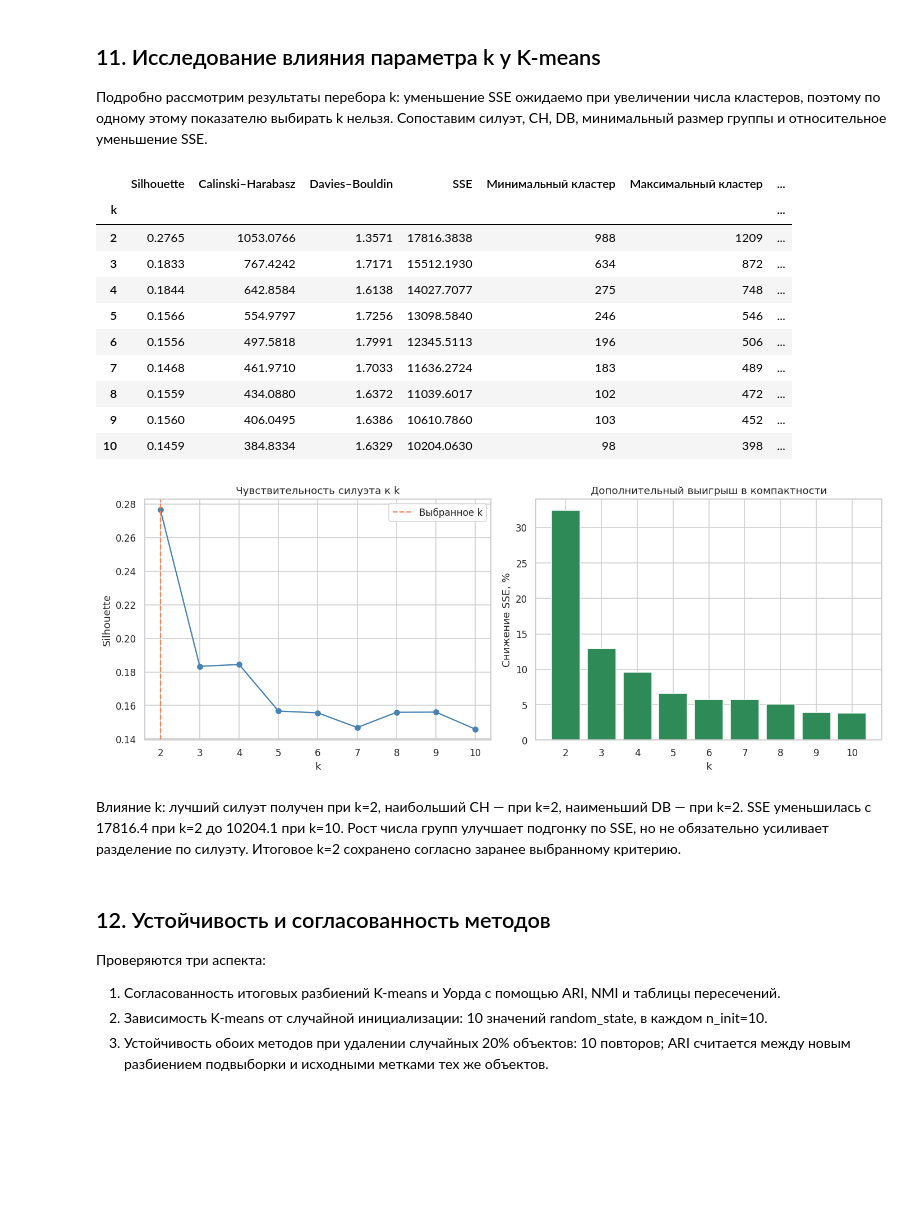
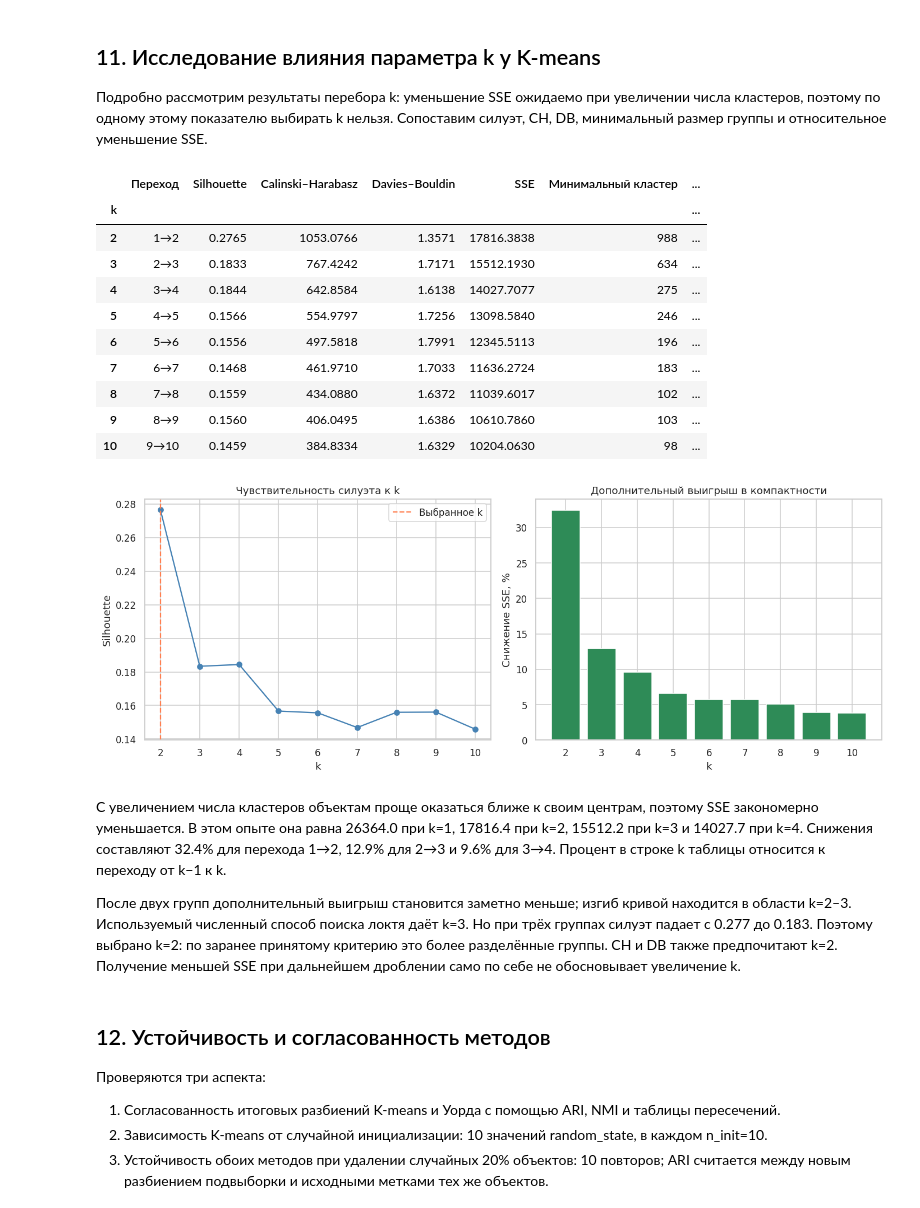
Before and after one commit to egorabs323/Artificial-intelligence-systems-and-machine-learning, a Jupyter notebook: 3_sample.ipynb, the cells around one changed output. Saved outputs shown, nothing was run; the diff lists cells and outputs as text; code cells hidden in the pictures; blank space fills up the shorter version.

```diff
--- a/3_sample.ipynb
+++ b/3_sample.ipynb
@@ -912,7 +1042,15 @@ def pair_jaccard(first_labels, second_labels):
     denominator = true_positive + false_positive + false_negative
     return true_positive / denominator if denominator else 1.0
 
+original_crime_values = df[TARGET]
 crime_values = df.loc[analysis_index, TARGET]
+crime_reference_audit = pd.DataFrame({
+    'Всего объектов': [len(df), len(analysis_index)],
+    'С известной преступностью': [original_crime_values.count(), crime_values.count()],
+    'С пропуском показателя': [original_crime_values.isna().sum(), crime_values.isna().sum()],
+    'Медиана преступности': [original_crime_values.median(), crime_values.median()],
+}, index=['Исходная выборка', 'После исключения экстремумов'])
+display(crime_reference_audit.round(3))
 known_crime_mask = crime_values.notna().to_numpy()
 crime_threshold = crime_values.dropna().median()
 external_labels = (crime_values.loc[crime_values.notna()] > crime_threshold).astype(int).to_numpy()
@@ -921,7 +1059,7 @@ crime_profile_rows = []
 for method, labels in labels_by_method.items():
     observed_labels = labels[known_crime_mask]
     external_rows.append({
-        'Метод': method, 'Объектов с внешней меткой': len(external_labels),
+        'Метод': method, 'Объектов с условным ориентиром': len(external_labels),
         'Rand': rand_score(external_labels, observed_labels),
         'ARI': adjusted_rand_score(external_labels, observed_labels),
         'NMI': normalized_mutual_info_score(external_labels, observed_labels),
@@ -947,6 +1085,21 @@ print(f'Только из внешней оценки исключено про
 display(external_quality.round(4))
 display(crime_profiles.round(3))
 
+reference_capture_rows = []
+for method, labels in labels_by_method.items():
+    observed_labels = labels[known_crime_mask]
+    cluster_one = observed_labels == 1
+    high_reference = external_labels == 1
+    reference_capture_rows.append({
+        'Метод': method,
+        'Доля высокого ориентира в кластере 1': external_labels[cluster_one].mean(),
+        'Доля высоких объектов, попавших в кластер 1': (observed_labels[high_reference] == 1).mean(),
+        'Высоких объектов в кластере 0': int((high_reference & ~cluster_one).sum()),
+        'Доля высокого ориентира в кластере 0': external_labels[~cluster_one].mean(),
+    })
+reference_capture = pd.DataFrame(reference_capture_rows).set_index('Метод')
+display(reference_capture.round(4))
+
 fig, axes = plt.subplots(1, 2, figsize=(13, 5))
 for ax, method in zip(axes, METHODS):
     plotting = pd.DataFrame({'Кластер': labels_by_method[method], TARGET: crime_values.to_numpy()})
@@ -996,38 +1182,50 @@ CH, DB, минимальный размер группы и относитель
 # %%
 k_sensitivity = km_search.copy().set_index('k')
 previous_sse = np.r_[elbow_sse[0], k_sensitivity['SSE'].to_numpy()[:-1]]
 k_sensitivity['Снижение SSE относительно k−1, %'] = (
     (previous_sse - k_sensitivity['SSE'].to_numpy()) / previous_sse * 100
 )
+k_sensitivity.insert(0, 'Переход', [f'{k - 1}→{k}' for k in k_sensitivity.index])
 k_sensitivity['Выбрано по силуэту'] = k_sensitivity.index == best_k['K-means']
 display(k_sensitivity.drop(columns='Метод').round(4))
 
 fig, axes = plt.subplots(1, 2, figsize=(13, 5))
 axes[0].plot(k_sensitivity.index, k_sensitivity['Silhouette'], 'o-', color='steelblue')
 axes[0].axvline(best_k['K-means'], color='coral', linestyle='--', label='Выбранное k')
 axes[0].set(title='Чувствительность силуэта к k', xlabel='k', ylabel='Silhouette')
 axes[0].legend()
 axes[1].bar(k_sensitivity.index, k_sensitivity['Снижение SSE относительно k−1, %'], color='seagreen')
 axes[1].set(title='Дополнительный выигрыш в компактности', xlabel='k', ylabel='Снижение SSE, %')
 for ax in axes:
     ax.set_xticks(K_VALUES)
 plt.tight_layout()
 plt.show()
 # %% [output]
-|  | Silhouette | Calinski–Harabasz | Davies–Bouldin | SSE | Минимальный кластер | Максимальный кластер | ... |
+|  | Переход | Silhouette | Calinski–Harabasz | Davies–Bouldin | SSE | Минимальный кластер | ... |
 | k |  |  |  |  |  |  | ... |
-| 2 | 0.2765 | 1053.0766 | 1.3571 | 17816.3838 | 988 | 1209 | ... |
-| 3 | 0.1833 | 767.4242 | 1.7171 | 15512.1930 | 634 | 872 | ... |
-| 4 | 0.1844 | 642.8584 | 1.6138 | 14027.7077 | 275 | 748 | ... |
-| 5 | 0.1566 | 554.9797 | 1.7256 | 13098.5840 | 246 | 546 | ... |
-| 6 | 0.1556 | 497.5818 | 1.7991 | 12345.5113 | 196 | 506 | ... |
-| 7 | 0.1468 | 461.9710 | 1.7033 | 11636.2724 | 183 | 489 | ... |
-| 8 | 0.1559 | 434.0880 | 1.6372 | 11039.6017 | 102 | 472 | ... |
-| 9 | 0.1560 | 406.0495 | 1.6386 | 10610.7860 | 103 | 452 | ... |
-| 10 | 0.1459 | 384.8334 | 1.6329 | 10204.0630 | 98 | 398 | ... |
+| 2 | 1→2 | 0.2765 | 1053.0766 | 1.3571 | 17816.3838 | 988 | ... |
+| 3 | 2→3 | 0.1833 | 767.4242 | 1.7171 | 15512.1930 | 634 | ... |
+| 4 | 3→4 | 0.1844 | 642.8584 | 1.6138 | 14027.7077 | 275 | ... |
+| 5 | 4→5 | 0.1566 | 554.9797 | 1.7256 | 13098.5840 | 246 | ... |
+| 6 | 5→6 | 0.1556 | 497.5818 | 1.7991 | 12345.5113 | 196 | ... |
+| 7 | 6→7 | 0.1468 | 461.9710 | 1.7033 | 11636.2724 | 183 | ... |
+| 8 | 7→8 | 0.1559 | 434.0880 | 1.6372 | 11039.6017 | 102 | ... |
+| 9 | 8→9 | 0.1560 | 406.0495 | 1.6386 | 10610.7860 | 103 | ... |
+| 10 | 9→10 | 0.1459 | 384.8334 | 1.6329 | 10204.0630 | 98 | ... |
 [figure]
 # %% [markdown]
-Влияние k: лучший силуэт получен при k=2, наибольший CH — при k=2, наименьший DB — при k=2. SSE уменьшилась с 17816.4 при k=2 до 10204.1 при k=10. Рост числа групп улучшает подгонку по SSE, но не обязательно усиливает разделение по силуэту. Итоговое k=2 сохранено согласно заранее выбранному критерию.
+С увеличением числа кластеров объектам проще оказаться ближе к своим центрам,
+поэтому SSE закономерно уменьшается. В этом опыте она равна 26364.0 при k=1,
+17816.4 при k=2, 15512.2 при k=3 и 14027.7 при k=4.
+Снижения составляют 32.4% для перехода 1→2, 12.9% для 2→3
+и 9.6% для 3→4. Процент в строке k таблицы относится к переходу от k−1 к k.
+
+После двух групп дополнительный выигрыш становится заметно меньше;
+изгиб кривой находится в области k=2–3. Используемый численный способ
+поиска локтя даёт k=3. Но при трёх группах силуэт падает с 0.277 до 0.183.
+Поэтому выбрано k=2: по заранее принятому критерию это более разделённые
+группы. CH и DB также предпочитают k=2. Получение меньшей SSE
+при дальнейшем дроблении само по себе не обосновывает увеличение k.
 # %% [markdown]
 ## 12. Устойчивость и согласованность методов
 
```
Also changed, not shown: parts of 25 cells of this notebook.
